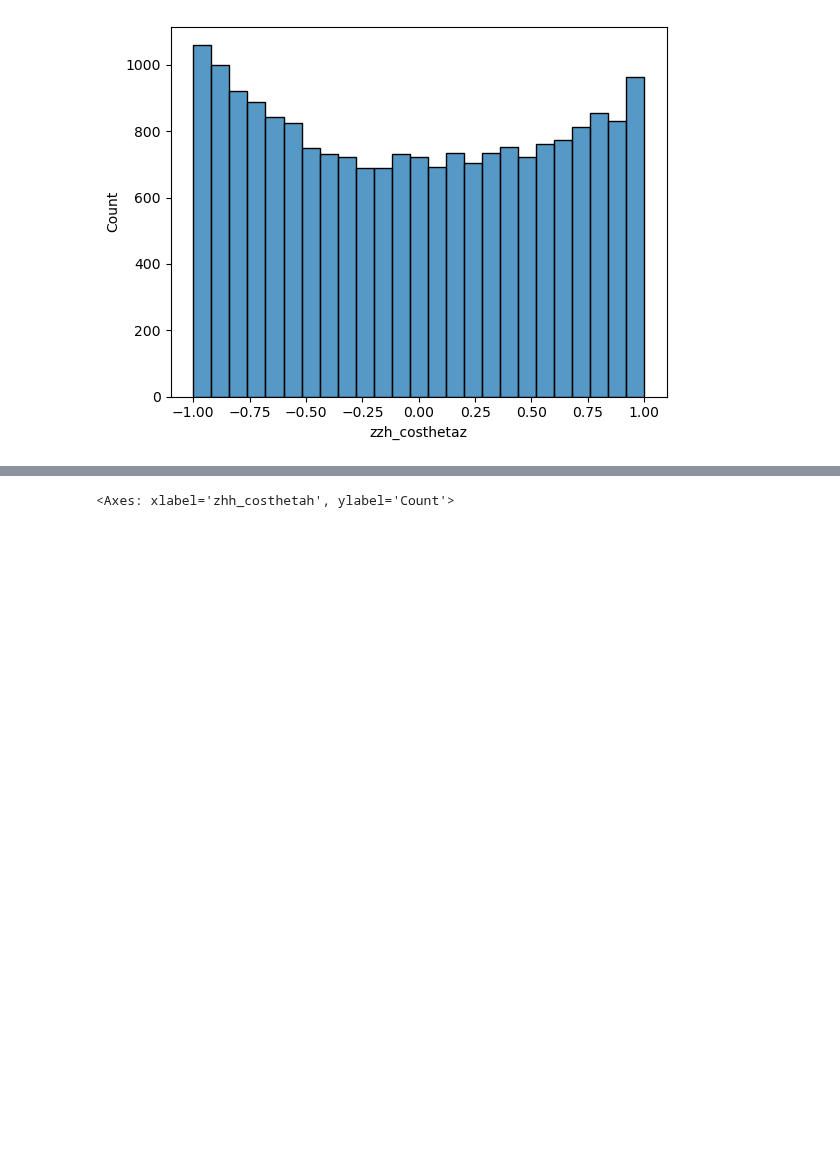
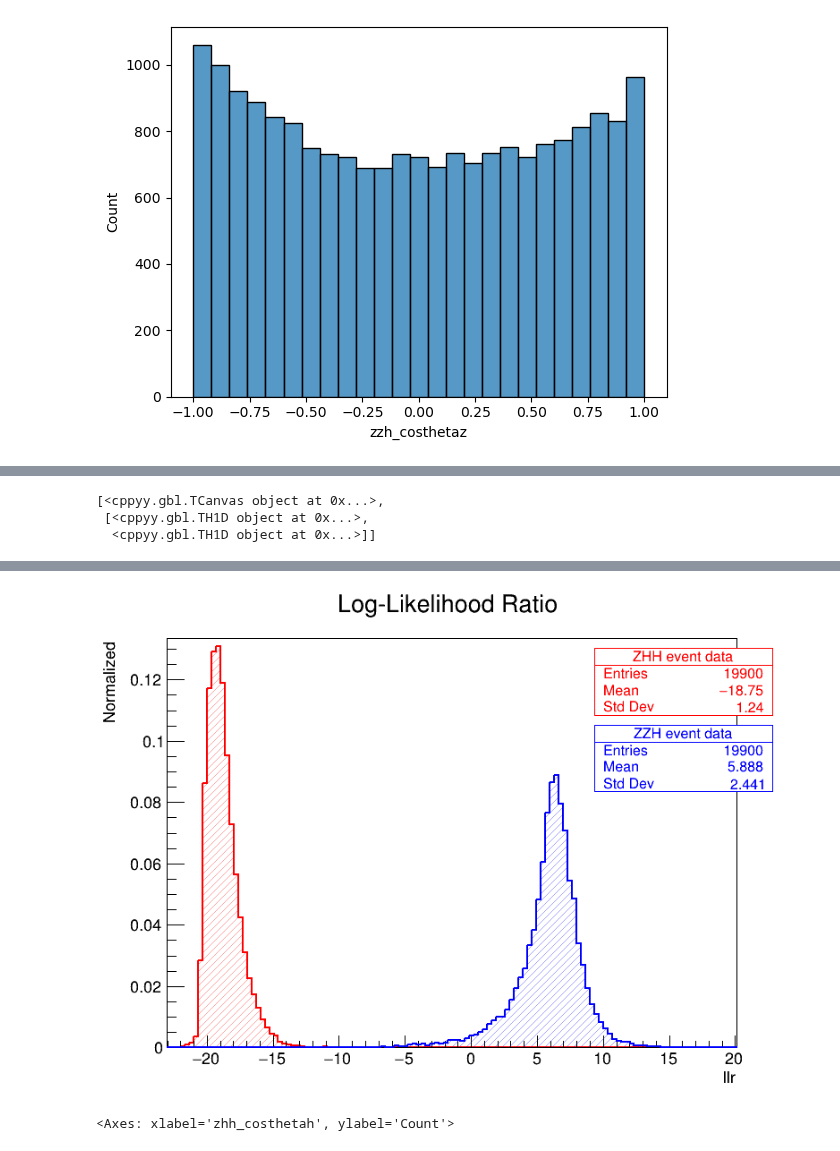
Before and after one commit to nVentis/MEM_HEP, a Jupyter notebook: view_v3.ipynb, the cells around one changed output, grey strips where cells are left out. Saved outputs shown, nothing was run; the diff lists cells and outputs as text; code cells hidden in the pictures; blank space fills up the shorter version.

```diff
--- a/view_v3.ipynb
+++ b/view_v3.ipynb
@@ -254,0 +265,6 @@ Warning in <TROOT::Append>: Replacing existing TH1: ZZH MCTruth (Blue) (Potentia
+# %%
+plot_hist(pd.DataFrame({ "zhh_llr": true_zhh["llr"], "zzh_llr": true_zzh["llr"] }), x = ["zhh_llr", "zzh_llr"], labels=["ZHH event data", "ZZH event data"], title="Log-Likelihood Ratio", normalize=True, xlabel="llr")
+# %% [output]
+[<cppyy.gbl.TCanvas object at 0x...>,
+ [<cppyy.gbl.TH1D object at 0x...>,
+  <cppyy.gbl.TH1D object at 0x...>]]
@@ -255,3 +272,4 @@ Warning in <TROOT::Append>: Replacing existing TH1: ZZH MCTruth (Blue) (Potentia
+[figure, added]
 # %%
 sns.histplot(x=data2["zhh_costhetah"], bins=32, weights=np.array(1/data2["zhh_sigma"]))
 # %% [output]
```
Also changed, not shown: parts of 11 cells of this notebook, 3 other files.
